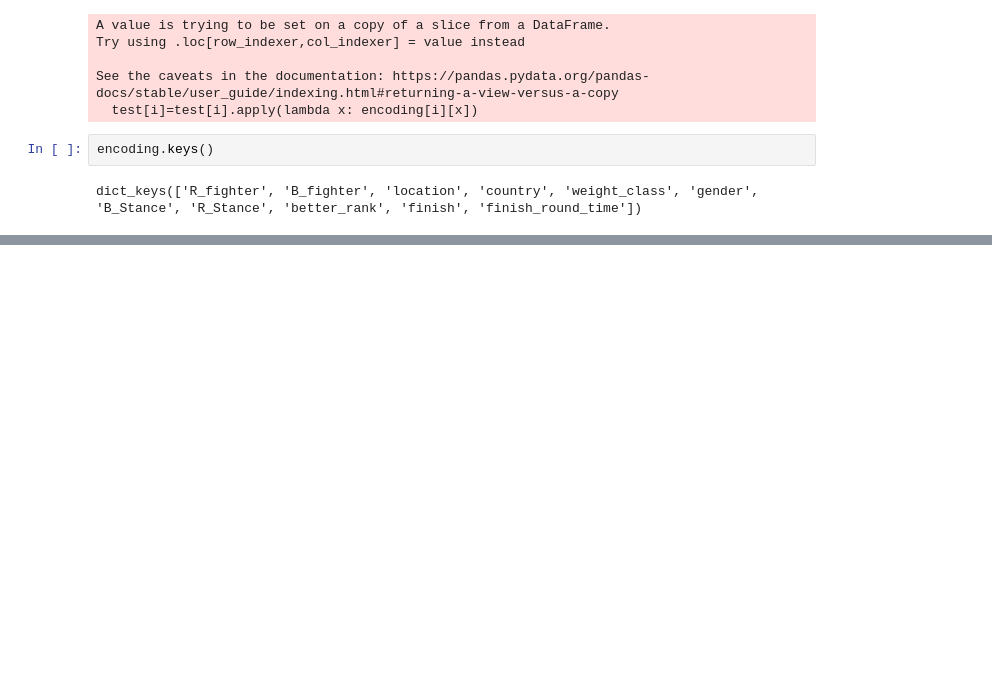
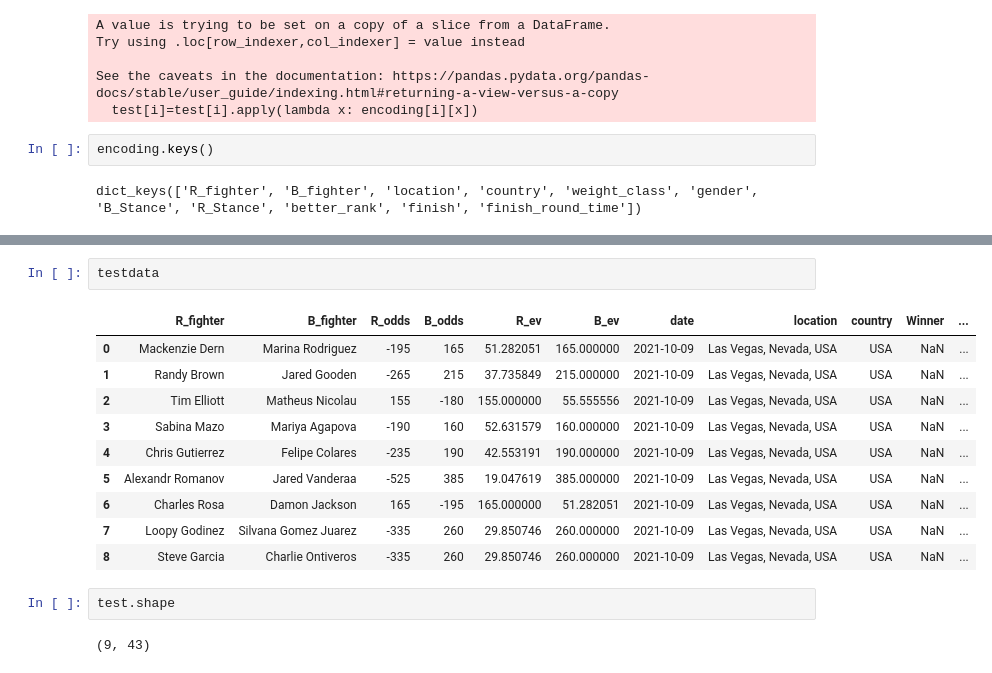
Before and after one commit to kyuro7793/MMA-fight-predictor, a Jupyter notebook: mmadata.ipynb, the cells around one changed output, grey strips where cells are left out. Saved outputs shown, nothing was run; the diff lists cells and outputs as text; blank space fills up the shorter version.

```diff
--- a/mmadata.ipynb
+++ b/mmadata.ipynb
@@ -543,0 +548,17 @@ ValueError: X has 43 features per sample; expecting 83
+# %%
+testdata
+# %% [output]
+|  | R_fighter | B_fighter | R_odds | B_odds | R_ev | B_ev | date | location | country | Winner | ... |
+| 0 | Mackenzie Dern | Marina Rodriguez | -195 | 165 | 51.282051 | 165.000000 | 2021-10-09 | Las Vegas, Nevada, USA | USA | NaN | ... |
+| 1 | Randy Brown | Jared Gooden | -265 | 215 | 37.735849 | 215.000000 | 2021-10-09 | Las Vegas, Nevada, USA | USA | NaN | ... |
+| 2 | Tim Elliott | Matheus Nicolau | 155 | -180 | 155.000000 | 55.555556 | 2021-10-09 | Las Vegas, Nevada, USA | USA | NaN | ... |
+| 3 | Sabina Mazo | Mariya Agapova | -190 | 160 | 52.631579 | 160.000000 | 2021-10-09 | Las Vegas, Nevada, USA | USA | NaN | ... |
+| 4 | Chris Gutierrez | Felipe Colares | -235 | 190 | 42.553191 | 190.000000 | 2021-10-09 | Las Vegas, Nevada, USA | USA | NaN | ... |
+| 5 | Alexandr Romanov | Jared Vanderaa | -525 | 385 | 19.047619 | 385.000000 | 2021-10-09 | Las Vegas, Nevada, USA | USA | NaN | ... |
+| 6 | Charles Rosa | Damon Jackson | 165 | -195 | 165.000000 | 51.282051 | 2021-10-09 | Las Vegas, Nevada, USA | USA | NaN | ... |
+| 7 | Loopy Godinez | Silvana Gomez Juarez | -335 | 260 | 29.850746 | 260.000000 | 2021-10-09 | Las Vegas, Nevada, USA | USA | NaN | ... |
+| 8 | Steve Garcia | Charlie Ontiveros | -335 | 260 | 29.850746 | 260.000000 | 2021-10-09 | Las Vegas, Nevada, USA | USA | NaN | ... |
+# %%
+test.shape
+# %% [output]
+(9, 43)
```
Also changed, not shown: parts of 9 cells of this notebook.
